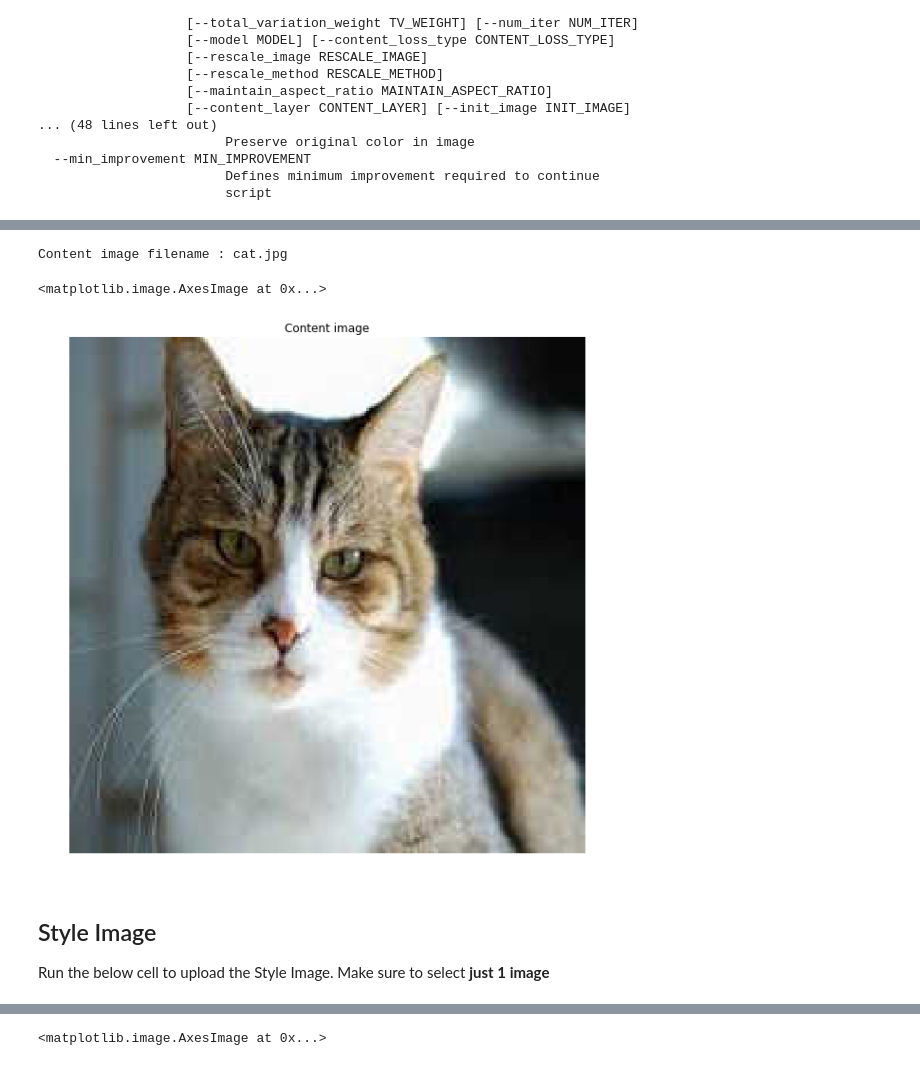
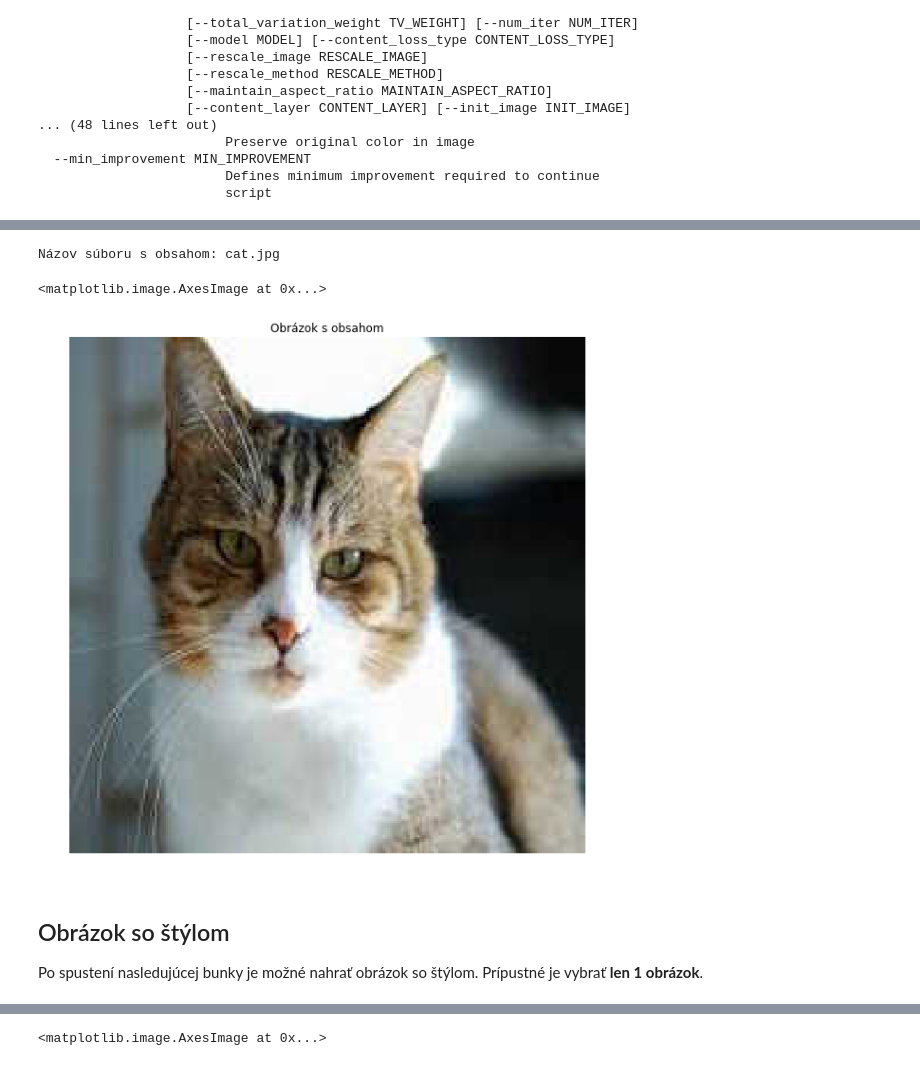
Before and after one commit to michalgregor/ai1_notebooks, a Jupyter notebook: 8_neural_art.ipynb, the cells around one changed output, grey strips where cells are left out. Cells and saved outputs as stored; diff of their text form; code cells hidden in the pictures.

```diff
--- a/8_neural_art.ipynb
+++ b/8_neural_art.ipynb
@@ -86,25 +86,25 @@ if CONTENT_IMAGE_FN != CONTENT_IMAGE_FN_temp:
   os.rename(CONTENT_IMAGE_FN, CONTENT_IMAGE_FN_temp)
   CONTENT_IMAGE_FN = CONTENT_IMAGE_FN_temp
 
-print("Content image filename :", CONTENT_IMAGE_FN)
+print("Názov súboru s obsahom:", CONTENT_IMAGE_FN)
 # %% [output]
-Content image filename : cat.jpg
+Názov súboru s obsahom: cat.jpg
 # %%
 %matplotlib inline
 import matplotlib.pyplot as plt
 
 fig = plt.figure(figsize=(10, 10))
 img = plt.imread(CONTENT_IMAGE_FN)
 plt.axis('off')
-plt.title('Content image')
+plt.title('Obrázok s obsahom')
 plt.imshow(img)
 # %% [output]
 <matplotlib.image.AxesImage at 0x...>
-[figure, old version]
+[figure, new version]
-# %% [markdown]
-## Style Image
-
-Run the below cell to upload the Style Image. Make sure to select **just 1 image**
+# %% [markdown]
+## Obrázok so štýlom
+
+Po spustení nasledujúcej bunky je možné nahrať obrázok so štýlom. Prípustné je vybrať **len 1 obrázok**.
 # %%
 style_img = files.upload()
 # %% [output]
```
Also changed, not shown: parts of 17 cells of this notebook, 1 other file.
